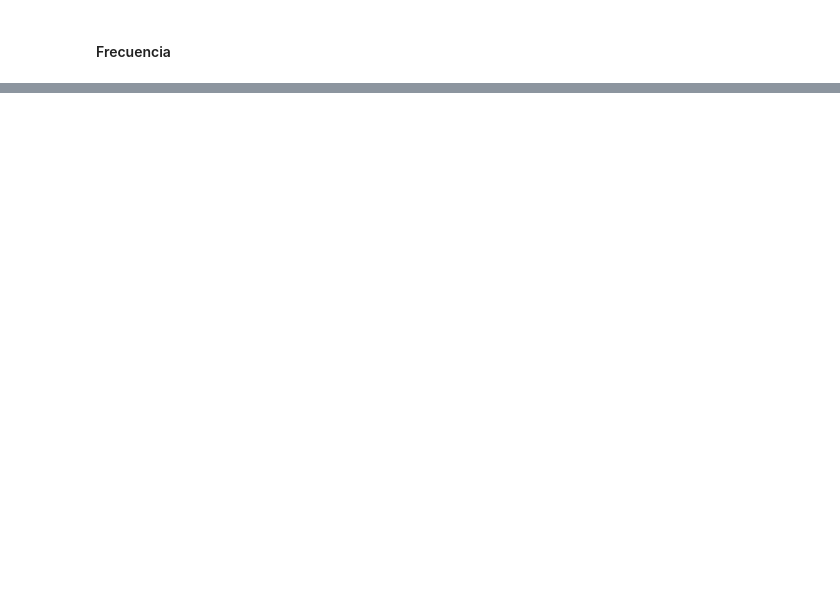
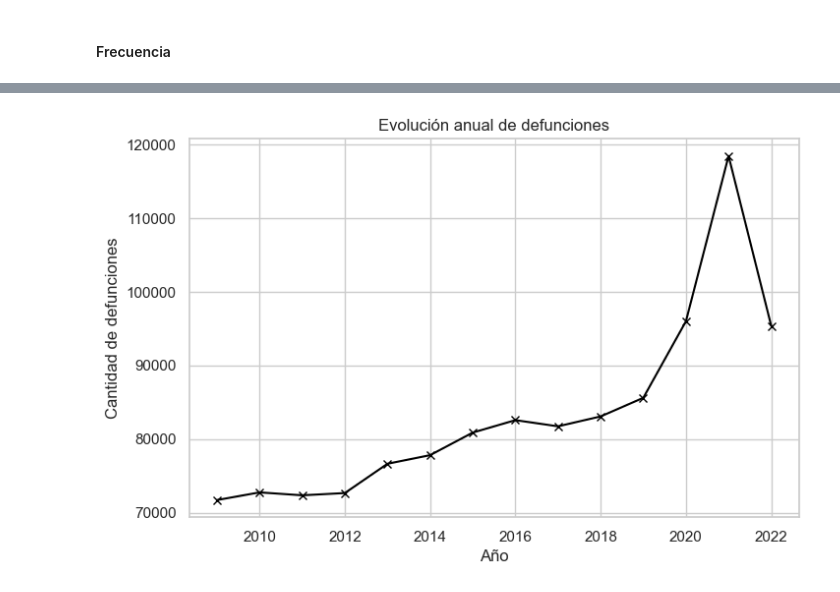
Before and after one commit to agabrielMej/Proyecto-MD-Grupo-2, a Jupyter notebook: notebooks/01_exploracion.ipynb, the cells around one changed output, grey strips where cells are left out. Saved outputs shown, nothing was run; the diff lists cells and outputs as text; code cells hidden in the pictures; blank space fills up the shorter version.

```diff
--- a/notebooks/01_exploracion.ipynb
+++ b/notebooks/01_exploracion.ipynb
@@ -778,0 +798,17 @@ plt.show()
+# %%
+defuncionesPorAnio = data_all.groupby("anio" ).size()
+
+plt.figure(figsize=(8,5))
+plt.plot(
+    defuncionesPorAnio.index,
+    defuncionesPorAnio.values,
+    marker="x",
+    color="black"
+)
+
+plt.title("Evolución anual de defunciones")
+plt.xlabel("Año")
+plt.ylabel("Cantidad de defunciones")
+plt.show()
+# %% [output]
+[figure, added]
```
Also changed, not shown: parts of 5 cells of this notebook.
